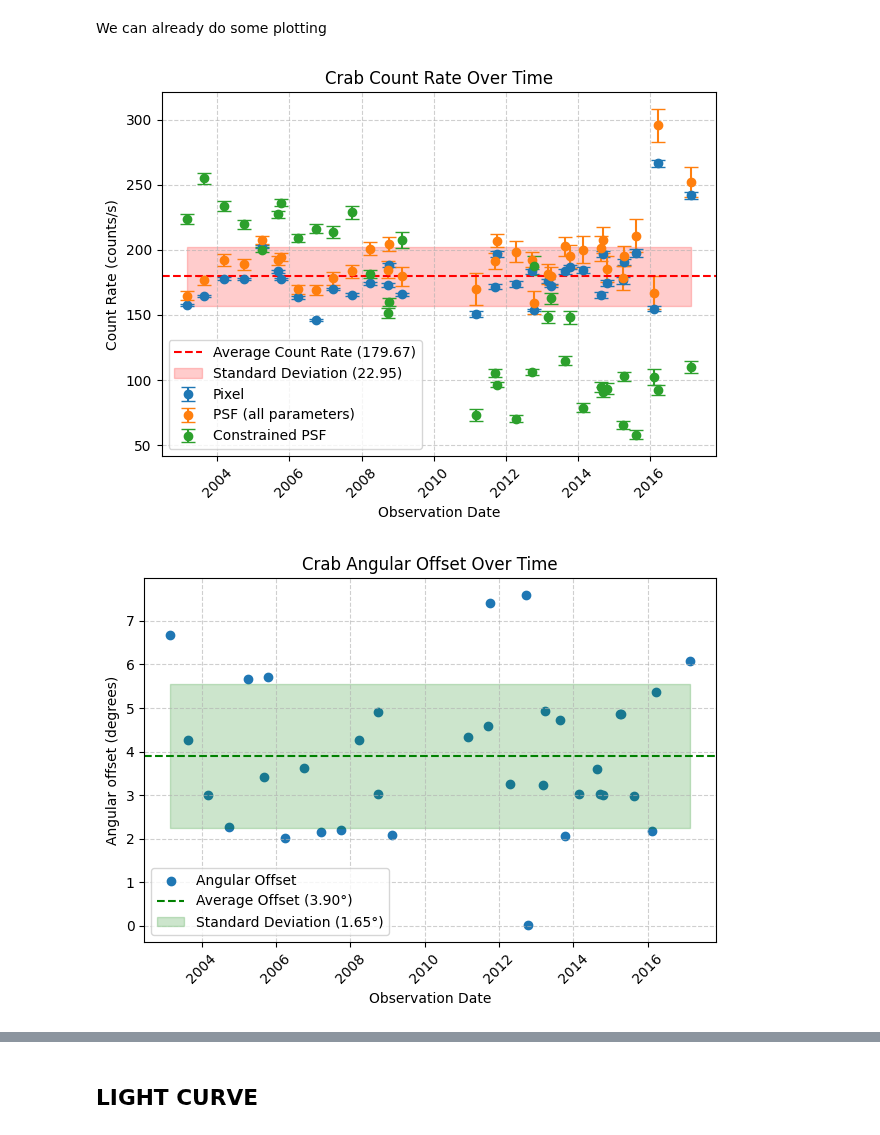
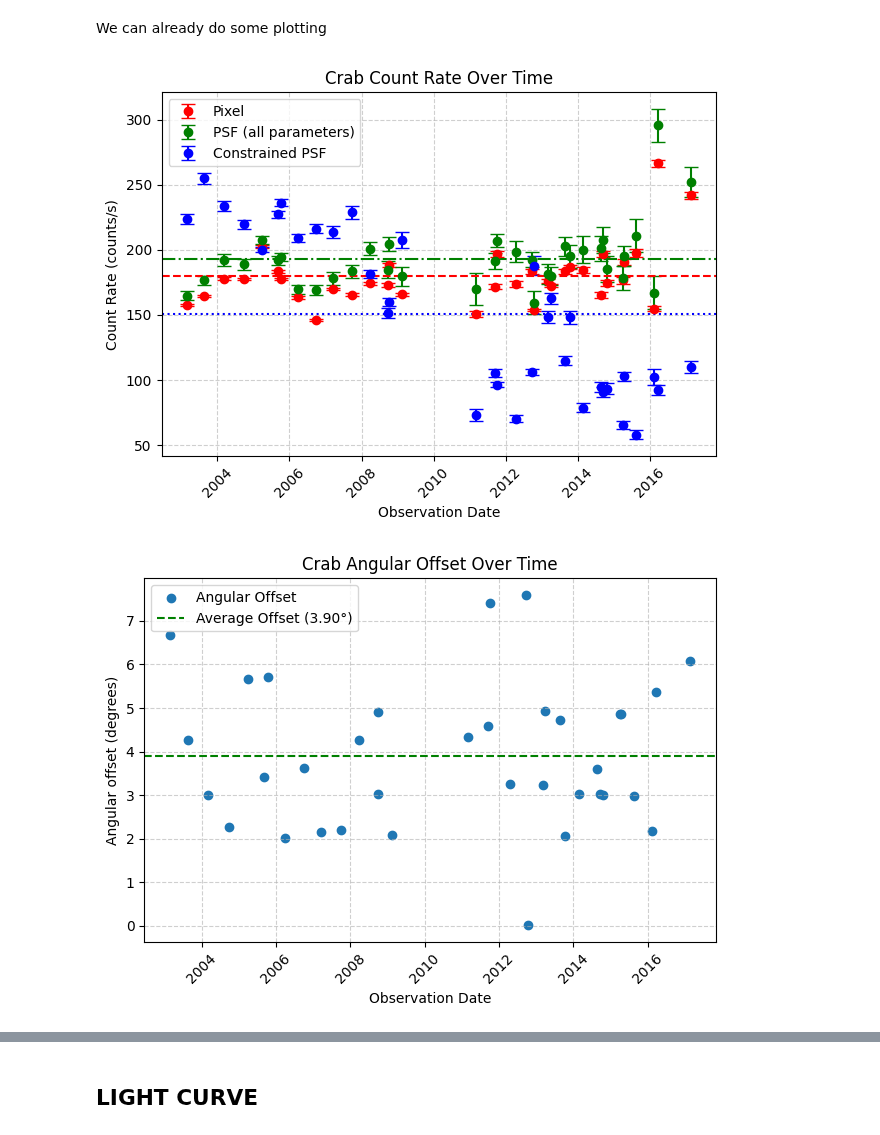
Before and after one commit to interstellxr/jupiter-xray-analysis, a Jupyter notebook: jupiter-xrays/CrabLongTerm.ipynb, the cells around one changed output, grey strips where cells are left out. Cells and saved outputs as stored; diff of their text form; code cells hidden in the pictures.

Commit message:
Better plotting

```diff
--- a/jupiter-xrays/CrabLongTerm.ipynb
+++ b/jupiter-xrays/CrabLongTerm.ipynb
@@ -374,17 +372,23 @@ fixed_psf_errors = np.array(crab_psf_errors_fixed)
 # Calculate average and standard deviation
 avg_count_rate = np.mean(crab_countrates)
 std_count_rate = np.std(crab_countrates)
+avg_psfs = np.mean(psf_counts)
+std_psfs = np.std(psf_counts)
+avg_fixed_psfs = np.mean(fixed_psf_counts)
+std_fixed_psfs = np.std(fixed_psf_counts)
 
 avg_offset = np.mean(offsets)
 std_offset = np.std(offsets)
 
 # Plot count rate over time with errorbars and std region
 plt.figure()
-plt.errorbar(obs_times, crab_countrates, yerr=errors, fmt='o', capsize=5, label='Pixel')
-plt.errorbar(obs_times, psf_counts, yerr=psf_errors, fmt='o', capsize=5, label='PSF (all parameters)')
-plt.errorbar(obs_times, fixed_psf_counts, yerr=fixed_psf_errors, fmt='o', capsize=5, label='Constrained PSF')
-plt.axhline(avg_count_rate, color='r', linestyle='--', label=f'Average Count Rate ({avg_count_rate:.2f})')
-plt.fill_between(obs_times, avg_count_rate - std_count_rate, avg_count_rate + std_count_rate, color='r', alpha=0.2, label=f'Standard Deviation ({std_count_rate:.2f})')
+plt.errorbar(obs_times, crab_countrates, yerr=errors, color='r', fmt='o', capsize=5, label='Pixel')
+plt.errorbar(obs_times, psf_counts, yerr=psf_errors, color='g', fmt='o', capsize=5, label='PSF (all parameters)')
+plt.errorbar(obs_times, fixed_psf_counts, yerr=fixed_psf_errors, color='b', fmt='o', capsize=5, label='Constrained PSF')
+plt.axhline(avg_count_rate, color='r', linestyle='--')
+plt.axhline(avg_psfs, color='g', linestyle='-.')
+plt.axhline(avg_fixed_psfs, color='b', linestyle=':')
+#plt.fill_between(obs_times, avg_count_rate - std_count_rate, avg_count_rate + std_count_rate, color='r', alpha=0.2, label=f'Standard Deviation ({std_count_rate:.2f})')
 plt.xlabel("Observation Date")
 plt.ylabel("Count Rate (counts/s)")
 plt.title("Crab Count Rate Over Time")
@@ -396,36 +400,36 @@ plt.tight_layout()
 # Plot angular offset from pointing center over time with std region
 plt.figure()
 plt.scatter(obs_times, offsets, label='Angular Offset')
 plt.axhline(avg_offset, color='g', linestyle='--', label=f'Average Offset ({avg_offset:.2f}°)')
-plt.fill_between(obs_times, avg_offset - std_offset, avg_offset + std_offset, color='g', alpha=0.2, label=f'Standard Deviation ({std_offset:.2f}°)')
+#plt.fill_between(obs_times, avg_offset - std_offset, avg_offset + std_offset, color='g', alpha=0.2, label=f'Standard Deviation ({std_offset:.2f}°)')
 plt.xlabel("Observation Date")
 plt.ylabel("Angular offset (degrees)")
 plt.title("Crab Angular Offset Over Time")
 plt.xticks(rotation=45)
 plt.grid(True, linestyle="--", alpha=0.6)
 plt.legend()
 plt.tight_layout()
 
 # Plot count rate vs angular offset
 plt.figure()
 plt.errorbar(offsets, crab_countrates, xerr=0, yerr=errors, fmt='o', capsize=5)
 plt.xlabel("Angular Offset (degrees)")
 plt.ylabel("Count Rate (counts/s)")
 plt.title("Crab Count Rate vs Angular Offset")
 plt.grid(True, linestyle="--", alpha=0.6)
 plt.tight_layout()
 
 # Plot error vs annular error
 plt.figure()
 plt.errorbar(errors, annular_errors, fmt='o', capsize=5)
 plt.xlabel("Error (counts/s)")
 plt.ylabel("Annular Error (counts/s)")
 plt.title("Error vs Annular Error")
 plt.grid(True, linestyle="--", alpha=0.6)
 plt.tight_layout()
 # %% [output]
-[figure, old version]
+[figure, new version]
-[figure, old version]
+[figure, new version]
 [figure]
 [figure]
 # %% [markdown]
```
Also changed, not shown: parts of 1 cell of this notebook, 1 other file.
